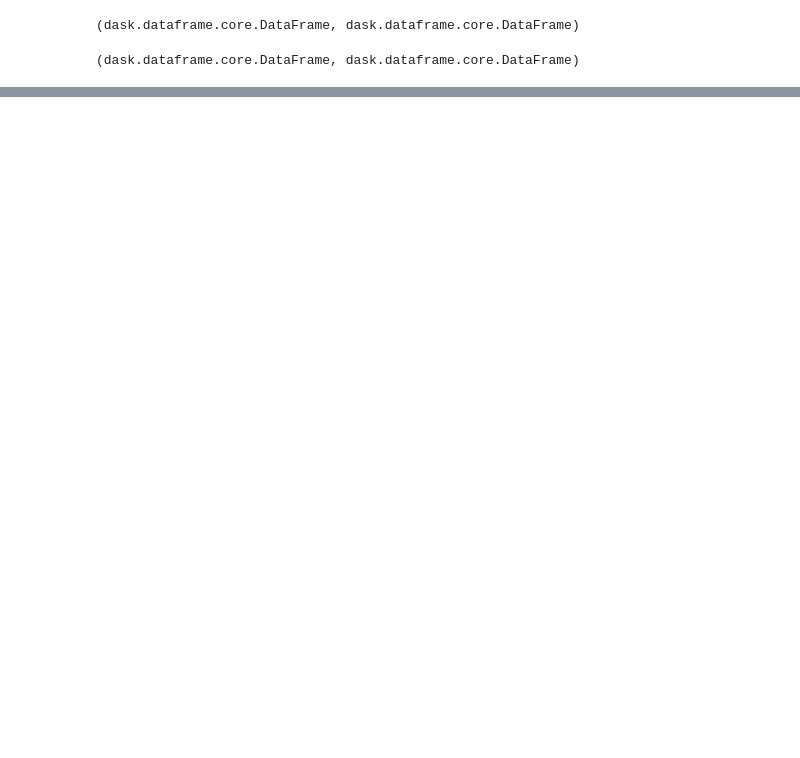
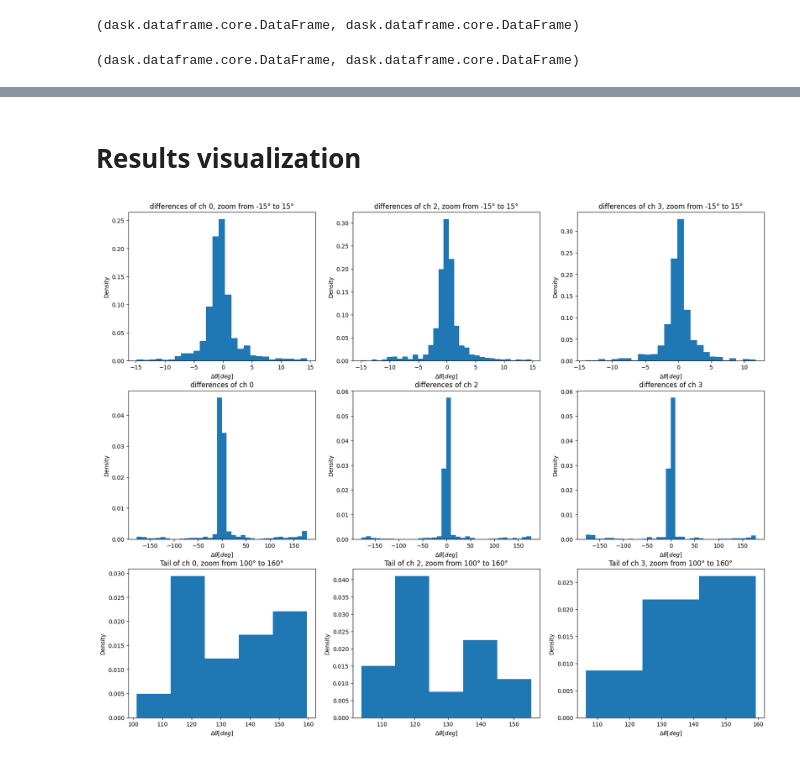
Before and after one commit to RiccardoTancredi/mapdB-cosmic-rays, a Jupyter notebook: Ric/prova_connection.ipynb, the cells around one changed output, grey strips where cells are left out. Cells and saved outputs as stored; diff of their text form; code cells hidden in the pictures; blank space fills up the shorter version.

```diff
--- a/Ric/prova_connection.ipynb
+++ b/Ric/prova_connection.ipynb
@@ -436,12 +601,12 @@ def fit_chambers_by_bruteforce(xmat, ymat):
 
     res_list = []
     y_data = ymat[~np.isnan(ymat)].reshape(-1)
-    for i, comb in enumerate(combs):
+    for comb in combs:
         # x_data = np.concatenate((x1s[comb[0]], x2s[comb[1]]))
         x_data = xmat[np.arange(xmat.shape[0]), comb, :].reshape(-1)
         x_data = x_data[~np.isnan(x_data)]
-        res = stats.linregress(x_data, y_data)
-        residuals = get_residuals_eucl_squared(x_data, y_data, res.slope, res.intercept)
+        res = linear_regression(x_data, y_data)
+        residuals = get_residuals_eucl_squared(x_data, y_data, res[0], res[1])
         res_list.append((res, comb, np.sum(residuals), residuals))
 
     res_list.sort(key=lambda x: x[2])
@@ -449,8 +614,8 @@ def fit_chambers_by_bruteforce(xmat, ymat):
 # %%
 ### from analyzer
 # from analyzer import calculate_global_track
+
 # Here we try to combine the local track to form a global track
-
 def calculate_global_track(df, tracks):
     # array that will contain the difference in degrees of the global track vs the local track
     # of each chamber
@@ -494,7 +659,7 @@ def calculate_global_track(df, tracks):
         # we convert the local slopes into angles (degree)
         angles = np.arctan(slopes) * 180 / np.pi
         # we get the result of the best global line
-        slope, intercept = result_list[0][0].slope, result_list[0][0].intercept
+        slope, intercept = result_list[0][0][0], result_list[0][0][1]
         # we convert the global slope in angle
         angle = np.arctan(slope) * 180 / np.pi
         # and for each chamber we save the difference
@@ -505,5 +670,5 @@ def calculate_global_track(df, tracks):
 
     return pd.DataFrame(data=diff_angles, columns=columns_names).dropna(how="all").drop('CHAMBER1', axis=1)
 # %%
-meta = pd.DataFrame([], dtype=np.ulonglong, columns=['G_SLOPE', 'G_INTERCEPT', 'CHAMBER0', 'CHAMBER2', 'CHAMBER3'])
+meta = pd.DataFrame([], dtype=np.double, columns=['G_SLOPE', 'G_INTERCEPT', 'CHAMBER0', 'CHAMBER2', 'CHAMBER3'])
 results = dframe.map_partitions(calculate_global_track, analized_data, tracks, meta=meta)
@@ -525,0 +678,2 @@ results.compute()
+# %%
+out = results.compute()
@@ -532,0 +707,2 @@ print(f"The total time is {total_time} mins") # 17 minutes
+# %% [markdown]
+# Results visualization
@@ -532,0 +712,35 @@ print(f"The total time is {total_time} mins") # 17 minutes
+# %%
+MAX_ANGLE = 15
+plt.figure(figsize=(20, 16))
+for i, ch in enumerate([0, 2, 3]):
+    plt.subplot(3, 3, i + 1 + 3)
+    nbins = int(np.sqrt(len(out[f'CHAMBER{ch}'])))
+    plt.hist(out[f'CHAMBER{ch}'], bins=nbins, density=True)
+    plt.title(f"differences of ch {ch}")
+    plt.xlabel("$\Delta \\theta[deg]$")
+    plt.ylabel("Density")
+
+    values = np.array(out[[f'CHAMBER{ch}']])
+    values = values[(values > - MAX_ANGLE) & (values < MAX_ANGLE)]
+
+    plt.subplot(3, 3, i + 1)
+    nbins = int(np.sqrt(len(values))) or 1
+    plt.hist(values, bins=nbins, density=True)
+    plt.title(f"differences of ch {ch}, zoom from -{MAX_ANGLE}° to {MAX_ANGLE}°")
+    plt.xlabel("$\Delta\\theta[deg]$")
+    plt.ylabel("Density")
+
+    # zoom on tails
+    low_tail, high_tail = [100, 160]
+    zooms = np.array(out[[f'CHAMBER{ch}']])
+    zooms = zooms[(zooms > low_tail) & (zooms < high_tail)]
+    plt.subplot(3, 3, i + 1 + 6)
+    nbins = int(np.sqrt(len(zooms))) or 1
+    plt.hist(zooms, bins=nbins, density=True)
+    plt.title(f"Tail of ch {ch}, zoom from {low_tail}° to {high_tail}°")
+    plt.xlabel("$\Delta\\theta[deg]$")
+    plt.ylabel("Density")
+
+plt.show()
+# %% [output]
+[figure, added]
```
Also changed, not shown: parts of 48 cells of this notebook, 4 other files.
